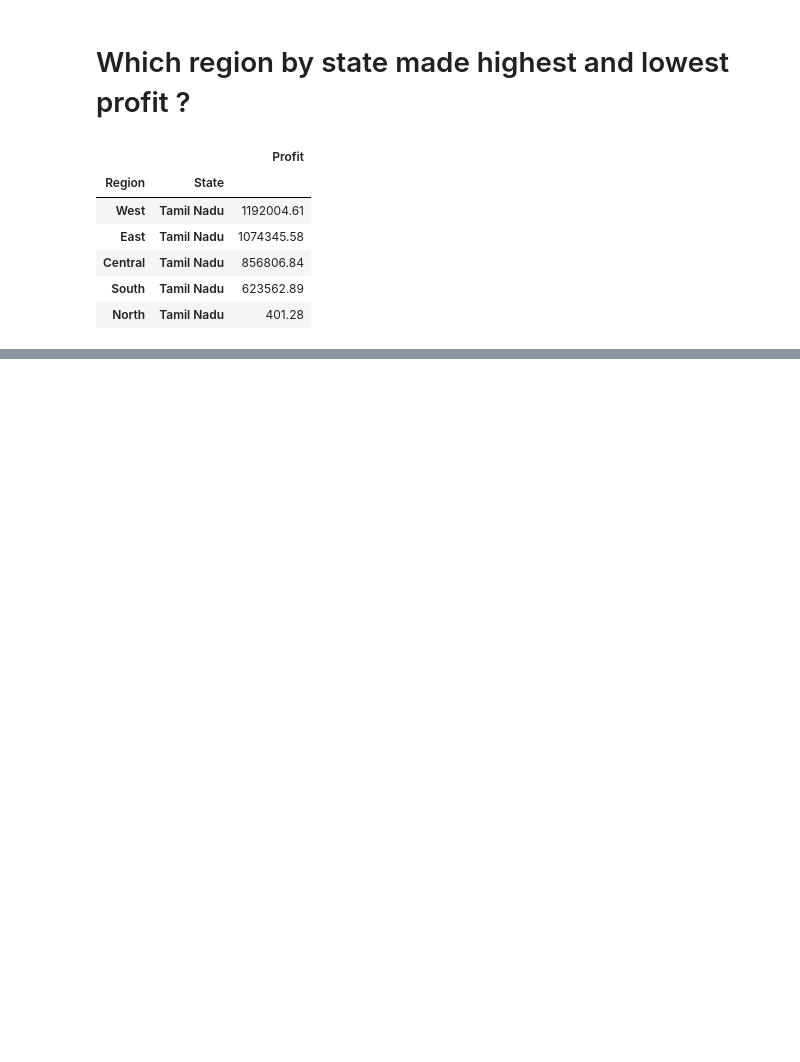
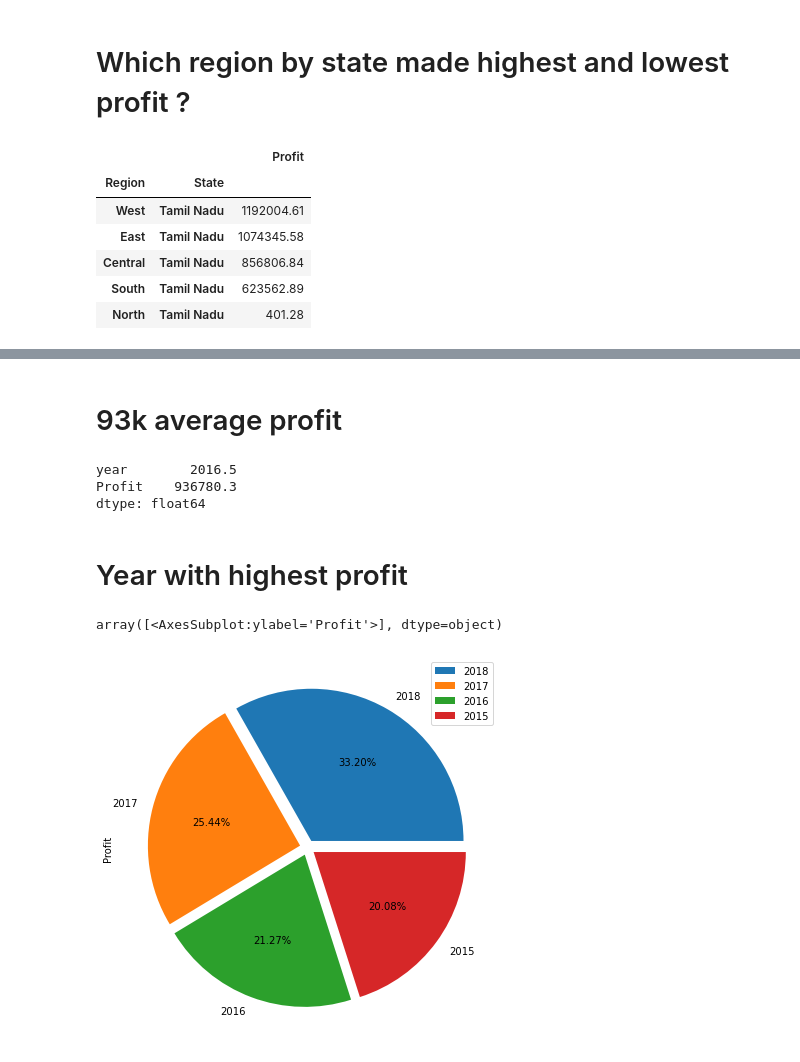
Before and after one commit to godwinnwalozie/Cricket--Every-International-Innings--1981-2022-, a Jupyter notebook: supermarket.ipynb, the cells around one changed output, grey strips where cells are left out. Drawn from its saved outputs; the diff is of its cells as text; code cells hidden in the pictures; blank space fills up the shorter version.

```diff
--- a/supermarket.ipynb
+++ b/supermarket.ipynb
@@ -97,0 +131,6 @@ region_profit.plot(kind = "bar", ax= ax, color =["purple"],  ylabel =\
+# %%
+record["year"] = record["Order Date"].dt.year
+# %%
+yearly_profit = record.loc[:,["year","Profit"]].sort_values('Profit',ascending = False).set_index("year").groupby("year").sum().\
+    sort_values("Profit", ascending= False).reset_index().set_index("year")
+yearly_profit
@@ -97,0 +144,15 @@ region_profit.plot(kind = "bar", ax= ax, color =["purple"],  ylabel =\
+# %% [markdown]
+# 93k average profit
+# %%
+yearly_profit.mean()
+# %% [output]
+year        2016.5
+Profit    936780.3
+dtype: float64
+# %% [markdown]
+# Year with highest profit
+# %%
+yearly_profit.plot(kind = "pie", subplots = True, figsize =(8,7),autopct = "%1.2f%%", explode = [0.05,0.05,0.05,0.05])
+# %% [output]
+array([<AxesSubplot:ylabel='Profit'>], dtype=object)
+[figure, added]
```
Also changed, not shown: parts of 16 cells of this notebook.
